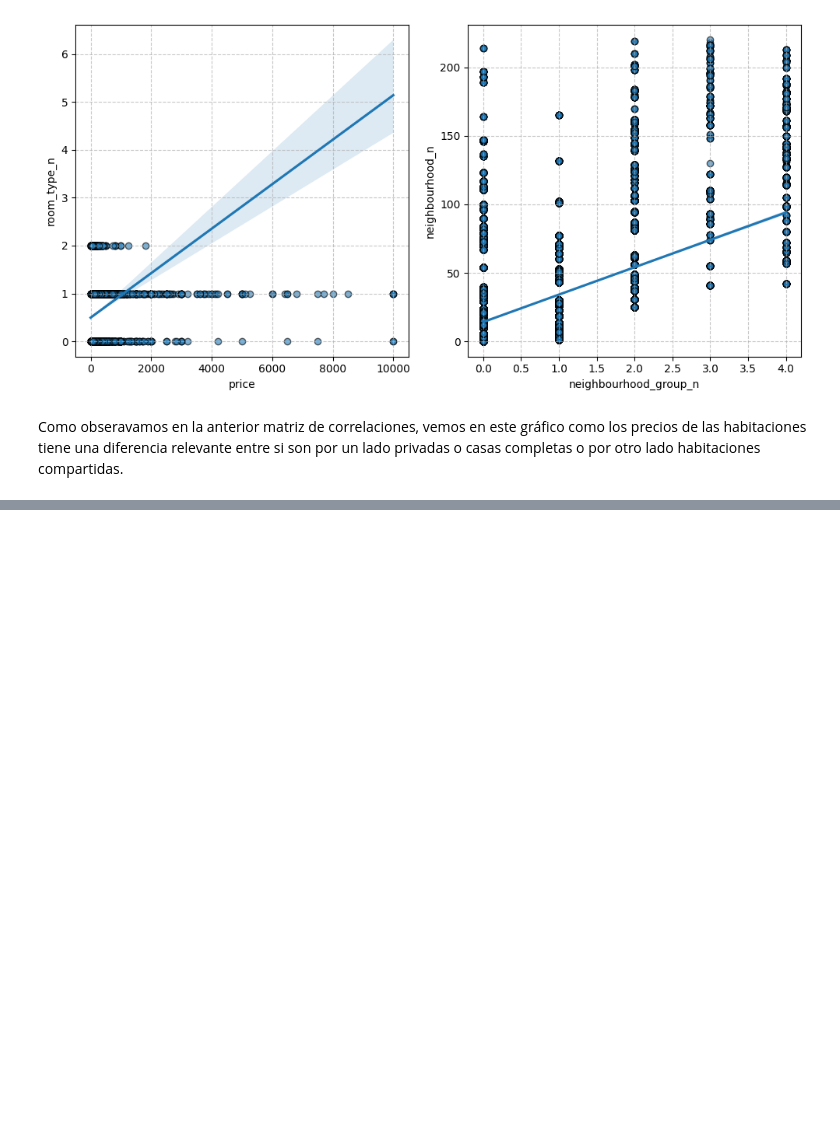
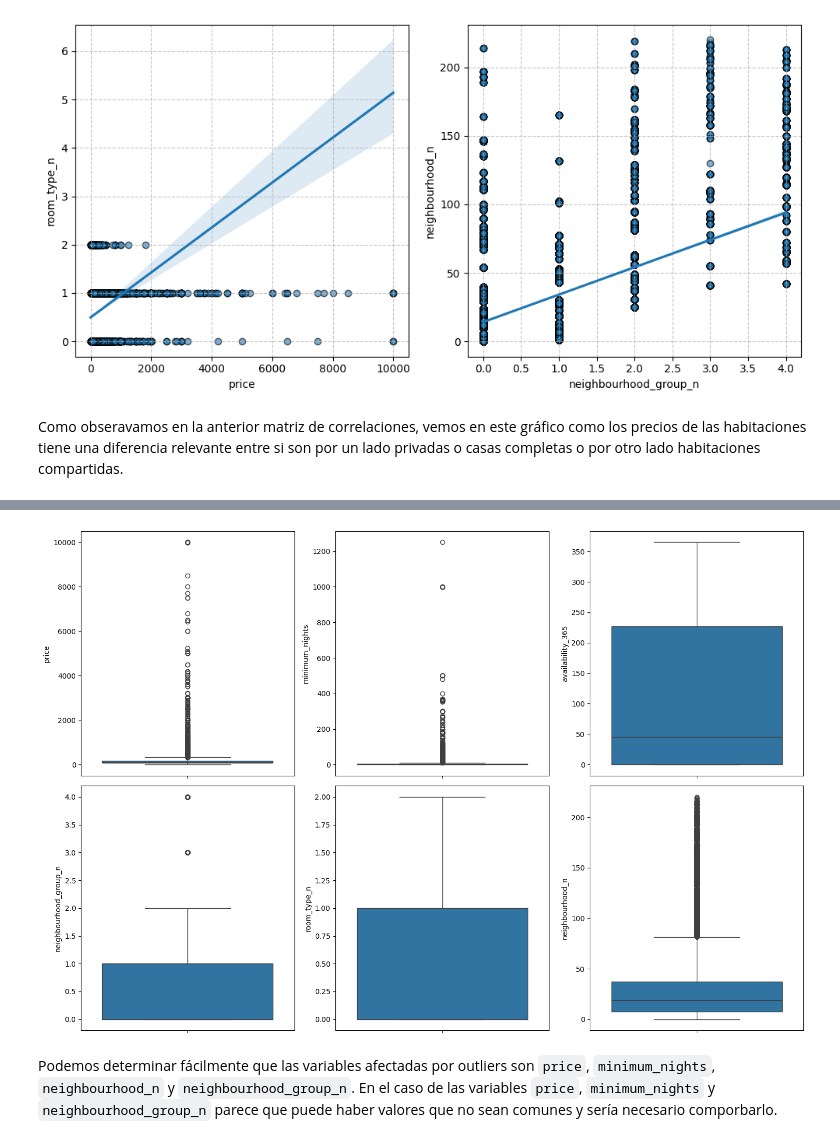
Before and after one commit to Julianmarania/Machine-learning-python-template_Project_12_Julian_Lopez, a Jupyter notebook: src/explore.ipynb, the cells around one changed output, grey strips where cells are left out. Saved outputs shown, nothing was run; the diff lists cells and outputs as text; code cells hidden in the pictures; blank space fills up the shorter version.

```diff
--- a/src/explore.ipynb
+++ b/src/explore.ipynb
@@ -241,0 +267,18 @@ plt.show()
+# %%
+# Diagramas de cajas de las variables para observar los valores atípicos.
+
+fig, axis = plt.subplots(2, 3, figsize = (15, 10))
+
+sns.boxplot(ax = axis[0, 0], data = data_limpia, y = "price")
+sns.boxplot(ax = axis[0, 1], data = data_limpia, y = "minimum_nights")
+sns.boxplot(ax = axis[0, 2], data = data_limpia, y = "availability_365")
+sns.boxplot(ax = axis[1, 0], data = data_limpia, y = "neighbourhood_group_n")
+sns.boxplot(ax = axis[1, 1], data = data_limpia, y = "room_type_n")
+sns.boxplot(ax = axis[1, 2], data = data_limpia, y = "neighbourhood_n")
+
+plt.tight_layout()
+plt.show()
+# %% [output]
+[figure, added]
+# %% [markdown]
+Podemos determinar fácilmente que las variables afectadas por outliers son `price`, `minimum_nights`, `neighbourhood_n` y `neighbourhood_group_n`. En el caso de las variables `price`, `minimum_nights` y `neighbourhood_group_n` parece que puede haber valores que no sean comunes y sería necesario comporbarlo.
```
Also changed, not shown: parts of 25 cells of this notebook.
